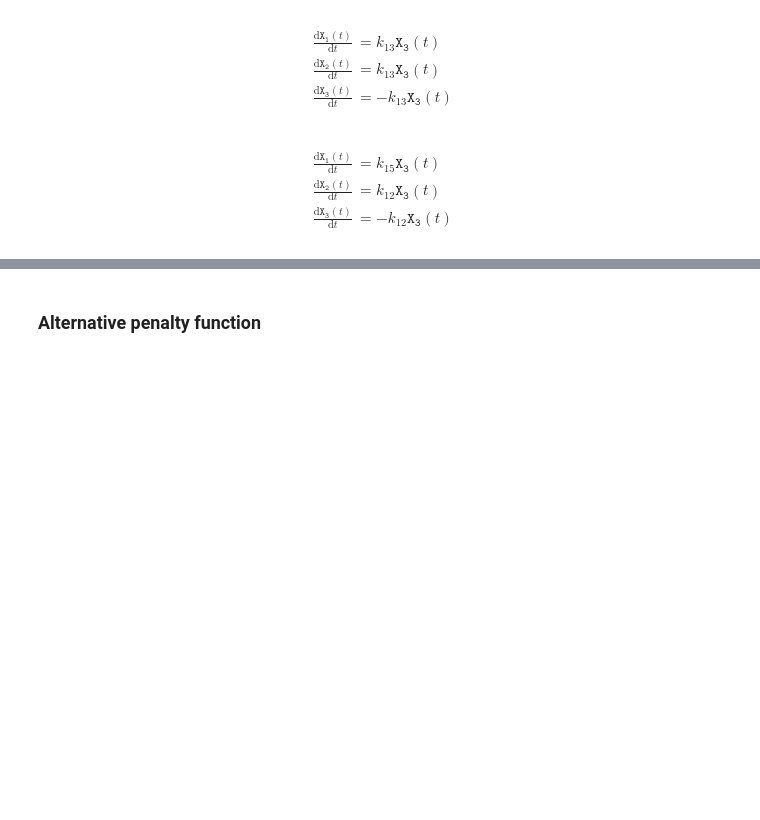
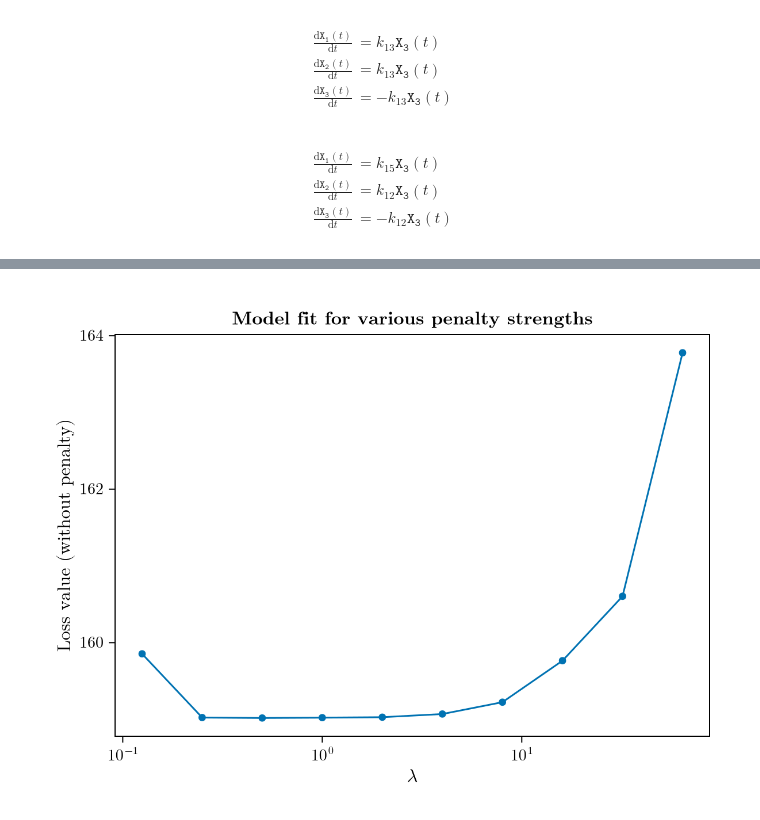
Before and after one commit to ysfoo/crn-inference, a Jupyter notebook: crn_inference_tutorial.ipynb, the cells around one changed output, grey strips where cells are left out. Drawn from its saved outputs; the diff is of its cells as text; code cells hidden in the pictures; blank space fills up the shorter version.

```diff
--- a/crn_inference_tutorial.ipynb
+++ b/crn_inference_tutorial.ipynb
@@ -511,2 +545,9 @@ end
-# %% [markdown]
-### Alternative penalty function
+# %%
+loss_vals = [loss_func_unknown_rx(exp.(res.minimizer)) for res in resvec]
+
+f = Figure()
+ax = Axis(f[1,1], xscale=log10, xlabel=L"$λ$", ylabel="Loss value (without penalty)", title="Model fit for various penalty strengths")
+scatterlines!(λvec, loss_vals)
+current_figure()
+# %% [output]
+[figure, added]
```
Also changed, not shown: parts of 39 cells of this notebook.
